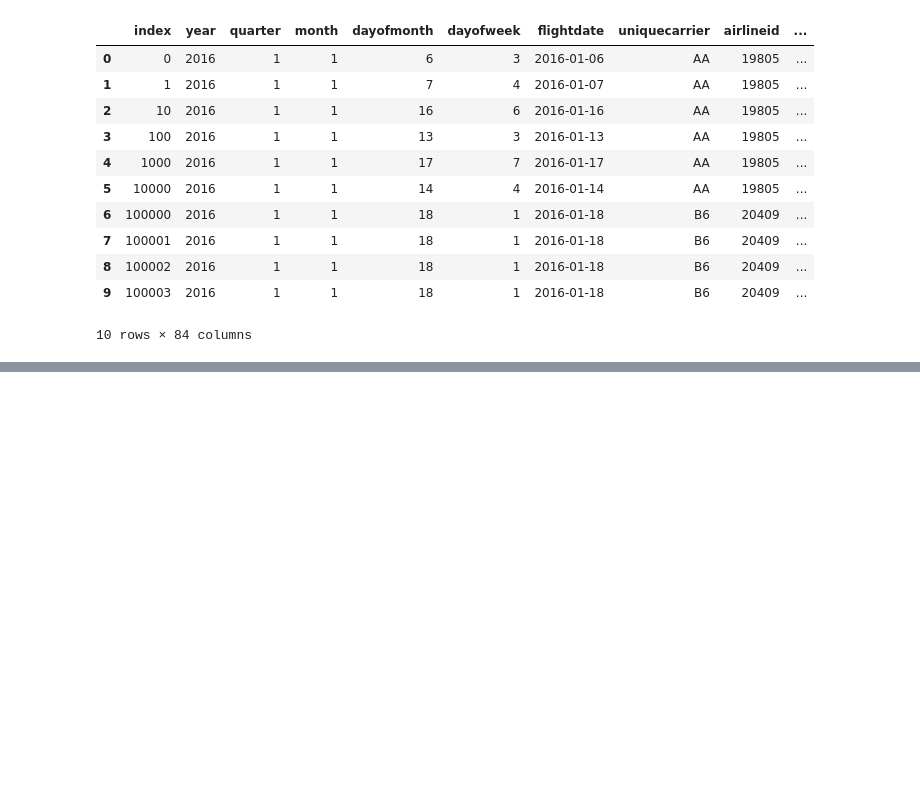
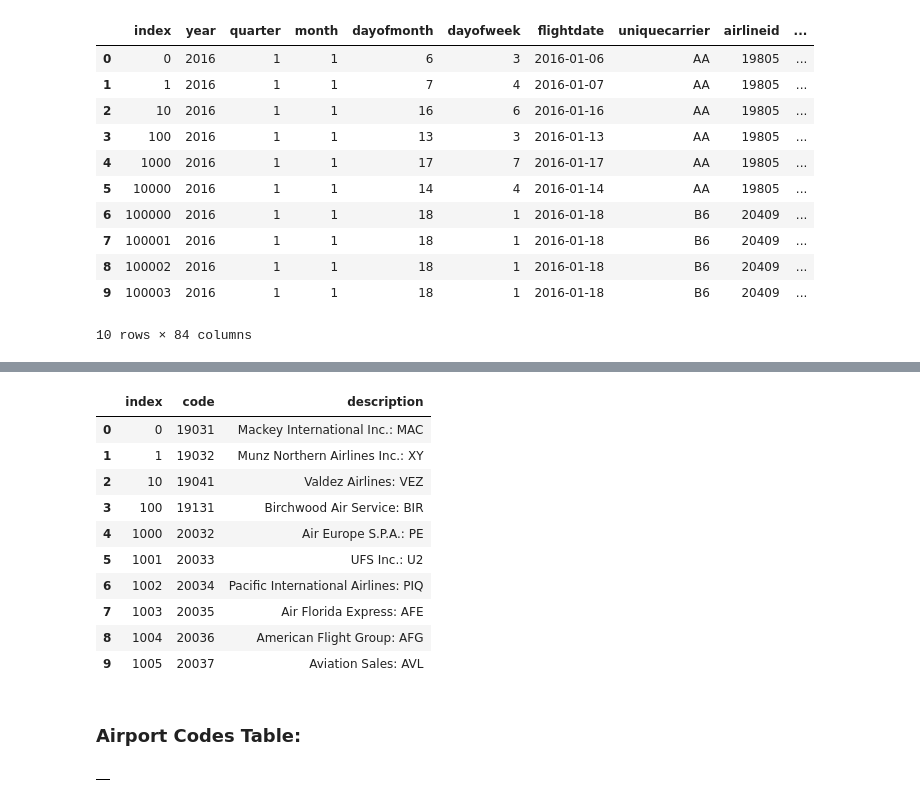
Before and after one commit to fausa/ADS508, a Jupyter notebook: Susy_EDA.ipynb, the cells around one changed output, grey strips where cells are left out. Cells and saved outputs as stored; diff of their text form; code cells hidden in the pictures; blank space fills up the shorter version.

```diff
--- a/Susy_EDA.ipynb
+++ b/Susy_EDA.ipynb
@@ -255,0 +257,17 @@ FROM dsoaws.amazon_reviews_tsv
+# %%
+query_carrier = "SELECT * FROM {}.{} ORDER BY Index asc LIMIT 10".format(database_name, table_name_airlineID)
+pd.read_sql(query_carrier, conn)
+# %% [output]
+|  | index | code | description |
+| 0 | 0 | 19031 | Mackey International Inc.: MAC |
+| 1 | 1 | 19032 | Munz Northern Airlines Inc.: XY |
+| 2 | 10 | 19041 | Valdez Airlines: VEZ |
+| 3 | 100 | 19131 | Birchwood Air Service: BIR |
+| 4 | 1000 | 20032 | Air Europe S.P.A.: PE |
+| 5 | 1001 | 20033 | UFS Inc.: U2 |
+| 6 | 1002 | 20034 | Pacific International Airlines: PIQ |
+| 7 | 1003 | 20035 | Air Florida Express: AFE |
+| 8 | 1004 | 20036 | American Flight Group: AFG |
+| 9 | 1005 | 20037 | Aviation Sales: AVL |
+# %% [markdown]
+### Airport Codes Table:
@@ -255,0 +284,4 @@ FROM dsoaws.amazon_reviews_tsv
+# %%
+pd.read_sql(statement_airportcode, conn)
+# %% [output]
+|  |
```
Also changed, not shown: parts of 11 cells of this notebook.
